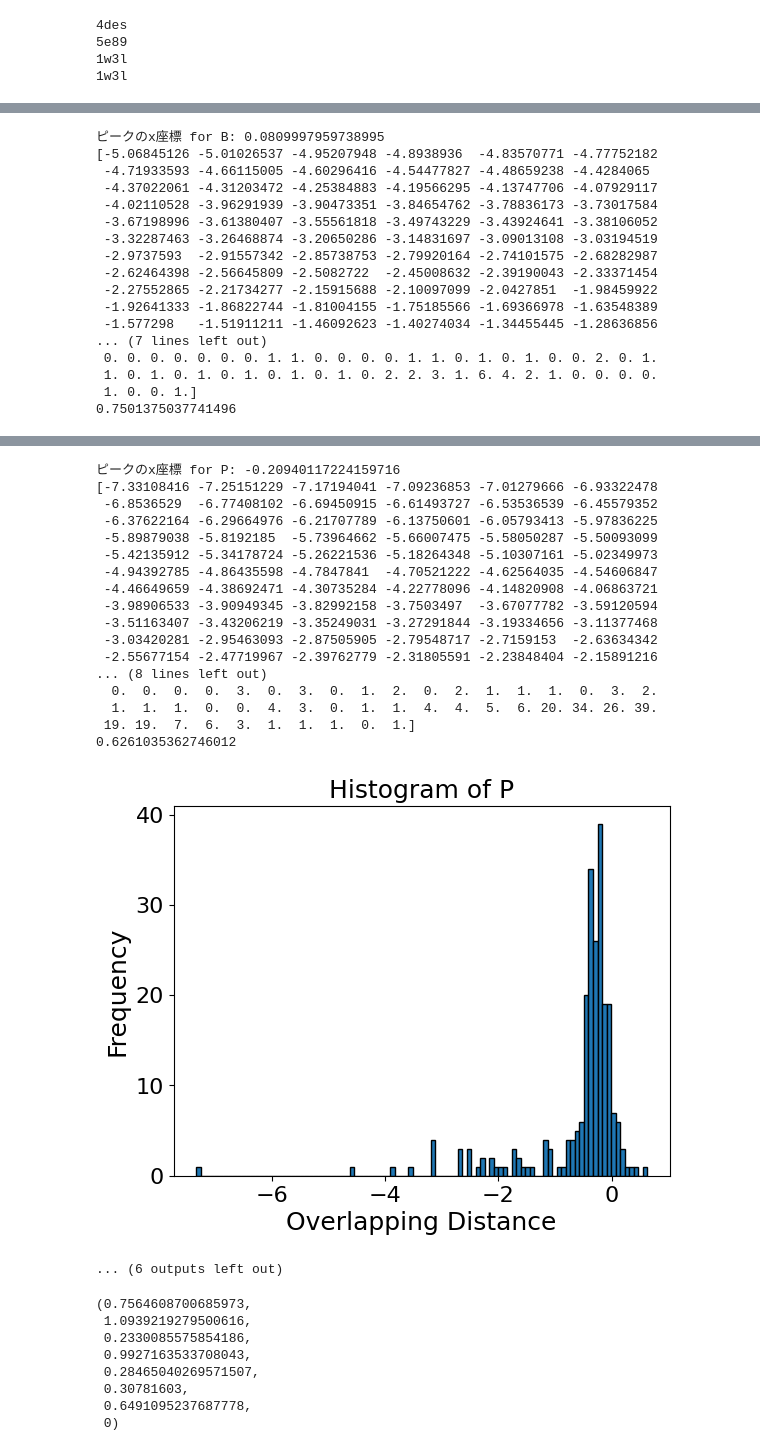
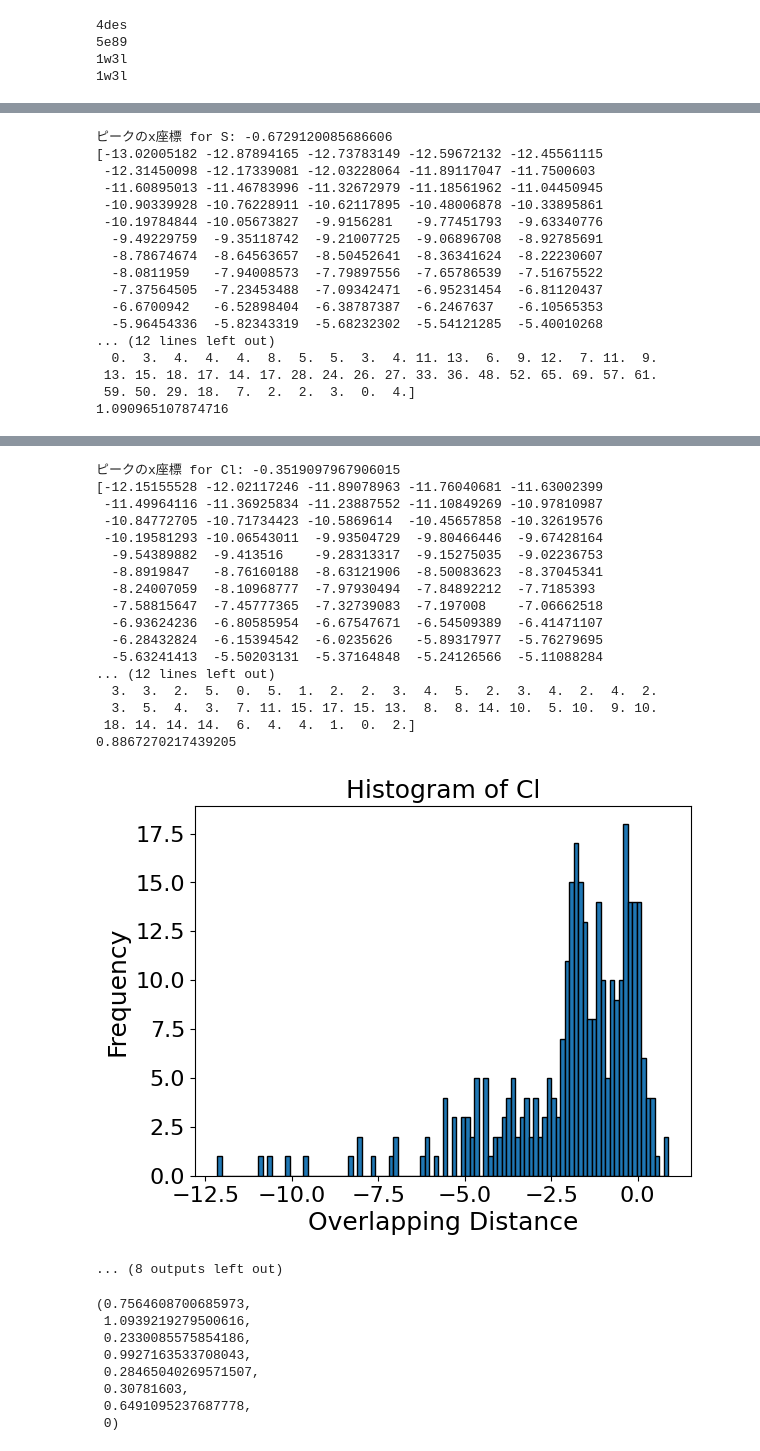
Before and after one commit to i-yuki23/research, a Jupyter notebook: src/analysis/define_threshold_of_labeling.ipynb, the cells around one changed output, grey strips where cells are left out. Saved outputs shown, nothing was run; the diff lists cells and outputs as text; code cells hidden in the pictures.

```diff
--- a/src/analysis/define_threshold_of_labeling.ipynb
+++ b/src/analysis/define_threshold_of_labeling.ipynb
@@ -12,3 +8,6 @@ closet_water_distance_to_ligand_for_each_element, pdb_names_for_each_element = c
+# %%
+pdb_names = get_pdb_names_by_txt('../../data/all_valid_train.txt')
+closet_water_distance_to_ligand_for_each_element, pdb_names_for_each_element = calculate_closet_water_distance_to_ligand_for_each_element(pdb_names)
 # %%
 print(closet_water_distance_to_ligand_for_each_element['C'].index(min(closet_water_distance_to_ligand_for_each_element['C'])))
 print(closet_water_distance_to_ligand_for_each_element['N'].index(min(closet_water_distance_to_ligand_for_each_element['N'])))
@@ -69,7 +68,7 @@ for element in closet_water_distance_to_ligand_for_each_element:
 import numpy as np
 import matplotlib.pyplot as plt
 
-element_to_radius = {'C': 1.69984, 'N': 1.62500, 'O': 1.51369, 'S': 1.78180, 'H': 1.2, 'B' : 1.92, 'F' : 1.47, 'P' : 1.80, 'I' : 1.98}
+element_to_radius = {'C': 1.69984, 'N': 1.62500, 'O': 1.51369, 'S': 1.78180, 'H': 1.2, 'B' : 1.92, 'F' : 1.47, 'P' : 1.80, 'I' : 1.98, 'Cl' : 1.75, 'Br' : 1.85}
 
 for element in closet_water_distance_to_ligand_for_each_element:
     embedding_dist = [(element_to_radius['O'] + element_to_radius[element]) - distance for distance in closet_water_distance_to_ligand_for_each_element[element]]
@@ -163,17 +162,17 @@ for element in closet_water_distance_to_ligand_for_each_element:
-ピークのx座標 for B: 0.0809997959738995
-[-5.06845126 -5.01026537 -4.95207948 -4.8938936  -4.83570771 -4.77752182
- -4.71933593 -4.66115005 -4.60296416 -4.54477827 -4.48659238 -4.4284065
- -4.37022061 -4.31203472 -4.25384883 -4.19566295 -4.13747706 -4.07929117
- -4.02110528 -3.96291939 -3.90473351 -3.84654762 -3.78836173 -3.73017584
- -3.67198996 -3.61380407 -3.55561818 -3.49743229 -3.43924641 -3.38106052
- -3.32287463 -3.26468874 -3.20650286 -3.14831697 -3.09013108 -3.03194519
- -2.9737593  -2.91557342 -2.85738753 -2.79920164 -2.74101575 -2.68282987
- -2.62464398 -2.56645809 -2.5082722  -2.45008632 -2.39190043 -2.33371454
- -2.27552865 -2.21734277 -2.15915688 -2.10097099 -2.0427851  -1.98459922
- -1.92641333 -1.86822744 -1.81004155 -1.75185566 -1.69366978 -1.63548389
- -1.577298   -1.51911211 -1.46092623 -1.40274034 -1.34455445 -1.28636856
-... (7 lines left out)
- 0. 0. 0. 0. 0. 0. 0. 1. 1. 0. 0. 0. 0. 1. 1. 0. 1. 0. 1. 0. 0. 2. 0. 1.
- 1. 0. 1. 0. 1. 0. 1. 0. 1. 0. 1. 0. 2. 2. 3. 1. 6. 4. 2. 1. 0. 0. 0. 0.
- 1. 0. 0. 1.]
-0.7501375037741496
+ピークのx座標 for S: -0.6729120085686606
+[-13.02005182 -12.87894165 -12.73783149 -12.59672132 -12.45561115
+ -12.31450098 -12.17339081 -12.03228064 -11.89117047 -11.7500603
+ -11.60895013 -11.46783996 -11.32672979 -11.18561962 -11.04450945
+ -10.90339928 -10.76228911 -10.62117895 -10.48006878 -10.33895861
+ -10.19784844 -10.05673827  -9.9156281   -9.77451793  -9.63340776
+  -9.49229759  -9.35118742  -9.21007725  -9.06896708  -8.92785691
+  -8.78674674  -8.64563657  -8.50452641  -8.36341624  -8.22230607
+  -8.0811959   -7.94008573  -7.79897556  -7.65786539  -7.51675522
+  -7.37564505  -7.23453488  -7.09342471  -6.95231454  -6.81120437
+  -6.6700942   -6.52898404  -6.38787387  -6.2467637   -6.10565353
+  -5.96454336  -5.82343319  -5.68232302  -5.54121285  -5.40010268
+... (12 lines left out)
+  0.  3.  4.  4.  4.  8.  5.  5.  3.  4. 11. 13.  6.  9. 12.  7. 11.  9.
+ 13. 15. 18. 17. 14. 17. 28. 24. 26. 27. 33. 36. 48. 52. 65. 69. 57. 61.
+ 59. 50. 29. 18.  7.  2.  2.  3.  0.  4.]
+1.090965107874716
@@ -181,20 +180,20 @@ for element in closet_water_distance_to_ligand_for_each_element:
-ピークのx座標 for P: -0.20940117224159716
-[-7.33108416 -7.25151229 -7.17194041 -7.09236853 -7.01279666 -6.93322478
- -6.8536529  -6.77408102 -6.69450915 -6.61493727 -6.53536539 -6.45579352
- -6.37622164 -6.29664976 -6.21707789 -6.13750601 -6.05793413 -5.97836225
- -5.89879038 -5.8192185  -5.73964662 -5.66007475 -5.58050287 -5.50093099
- -5.42135912 -5.34178724 -5.26221536 -5.18264348 -5.10307161 -5.02349973
- -4.94392785 -4.86435598 -4.7847841  -4.70521222 -4.62564035 -4.54606847
- -4.46649659 -4.38692471 -4.30735284 -4.22778096 -4.14820908 -4.06863721
- -3.98906533 -3.90949345 -3.82992158 -3.7503497  -3.67077782 -3.59120594
- -3.51163407 -3.43206219 -3.35249031 -3.27291844 -3.19334656 -3.11377468
- -3.03420281 -2.95463093 -2.87505905 -2.79548717 -2.7159153  -2.63634342
- -2.55677154 -2.47719967 -2.39762779 -2.31805591 -2.23848404 -2.15891216
-... (8 lines left out)
-  0.  0.  0.  0.  3.  0.  3.  0.  1.  2.  0.  2.  1.  1.  1.  0.  3.  2.
-  1.  1.  1.  0.  0.  4.  3.  0.  1.  1.  4.  4.  5.  6. 20. 34. 26. 39.
- 19. 19.  7.  6.  3.  1.  1.  1.  0.  1.]
-0.6261035362746012
+ピークのx座標 for Cl: -0.3519097967906015
+[-12.15155528 -12.02117246 -11.89078963 -11.76040681 -11.63002399
+ -11.49964116 -11.36925834 -11.23887552 -11.10849269 -10.97810987
+ -10.84772705 -10.71734423 -10.5869614  -10.45657858 -10.32619576
+ -10.19581293 -10.06543011  -9.93504729  -9.80466446  -9.67428164
+  -9.54389882  -9.413516    -9.28313317  -9.15275035  -9.02236753
+  -8.8919847   -8.76160188  -8.63121906  -8.50083623  -8.37045341
+  -8.24007059  -8.10968777  -7.97930494  -7.84892212  -7.7185393
+  -7.58815647  -7.45777365  -7.32739083  -7.197008    -7.06662518
+  -6.93624236  -6.80585954  -6.67547671  -6.54509389  -6.41471107
+  -6.28432824  -6.15394542  -6.0235626   -5.89317977  -5.76279695
+  -5.63241413  -5.50203131  -5.37164848  -5.24126566  -5.11088284
+... (12 lines left out)
+  3.  3.  2.  5.  0.  5.  1.  2.  2.  3.  4.  5.  2.  3.  4.  2.  4.  2.
+  3.  5.  4.  3.  7. 11. 15. 17. 15. 13.  8.  8. 14. 10.  5. 10.  9. 10.
+ 18. 14. 14. 14.  6.  4.  4.  1.  0.  2.]
+0.8867270217439205
-[figure, old version]
+[figure, new version]
-... (6 outputs left out)
+... (8 outputs left out)
 # %%
```
Also changed, not shown: parts of 5 cells of this notebook, 42 other files.
